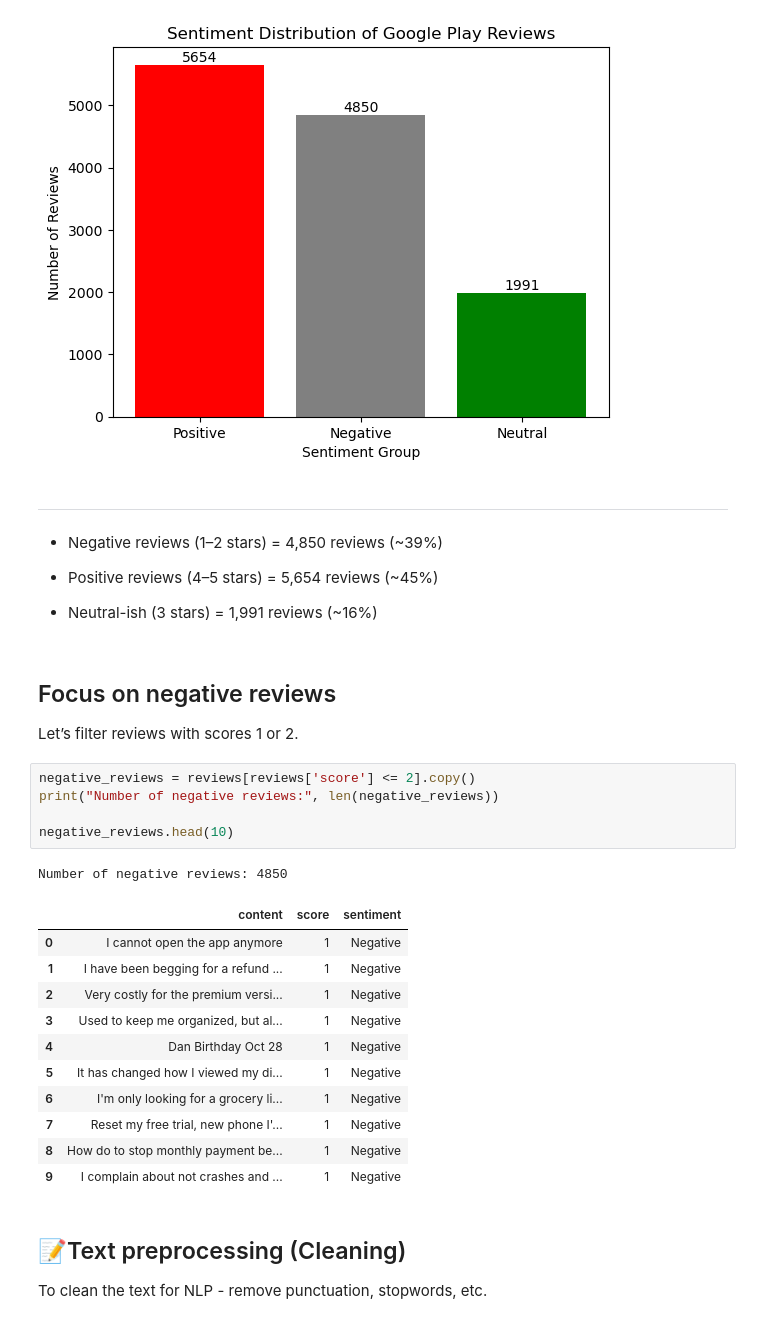
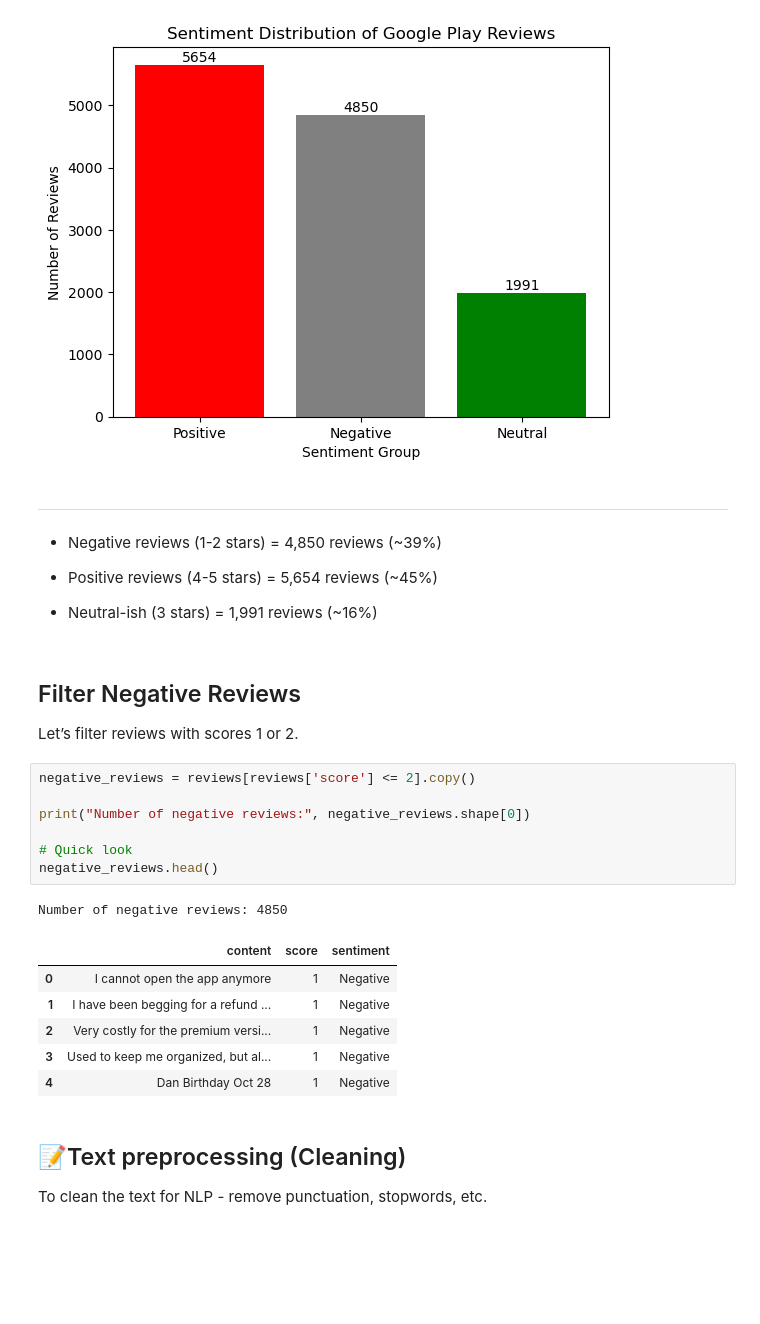
Before and after one commit to qqc524/Negative-App-Reviews-with-NLP, a Jupyter notebook: Negative App Reviews with NLP.ipynb, the cells around one changed output. Saved outputs shown, nothing was run; the diff lists cells and outputs as text; blank space fills up the shorter version.

```diff
--- a/Negative App Reviews with NLP.ipynb
+++ b/Negative App Reviews with NLP.ipynb
@@ -125,33 +125,30 @@ plt.show()
 [figure]
 # %% [markdown]
 ---
-- Negative reviews (1–2 stars) = 4,850 reviews (~39%)
+- Negative reviews (1-2 stars) = 4,850 reviews (~39%)
 
-- Positive reviews (4–5 stars) = 5,654 reviews (~45%)
+- Positive reviews (4-5 stars) = 5,654 reviews (~45%)
 
 - Neutral-ish (3 stars) = 1,991 reviews (~16%)
 # %% [markdown]
-## Focus on negative reviews
+## Filter Negative Reviews
 
 Let’s filter reviews with scores 1 or 2.
 # %%
 negative_reviews = reviews[reviews['score'] <= 2].copy()
-print("Number of negative reviews:", len(negative_reviews))
 
-negative_reviews.head(10)
+print("Number of negative reviews:", negative_reviews.shape[0])
+
+# Quick look
+negative_reviews.head()
 # %% [output]
 Number of negative reviews: 4850
 |  | content | score | sentiment |
 | 0 | I cannot open the app anymore | 1 | Negative |
 | 1 | I have been begging for a refund ... | 1 | Negative |
 | 2 | Very costly for the premium versi... | 1 | Negative |
 | 3 | Used to keep me organized, but al... | 1 | Negative |
 | 4 | Dan Birthday Oct 28 | 1 | Negative |
-| 5 | It has changed how I viewed my di... | 1 | Negative |
-| 6 | I'm only looking for a grocery li... | 1 | Negative |
-| 7 | Reset my free trial, new phone I'... | 1 | Negative |
-| 8 | How do to stop monthly payment be... | 1 | Negative |
-| 9 | I complain about not crashes and ... | 1 | Negative |
 # %% [markdown]
 ## 📝Text preprocessing (Cleaning)
 
```
Also changed, not shown: parts of 6 cells of this notebook.
